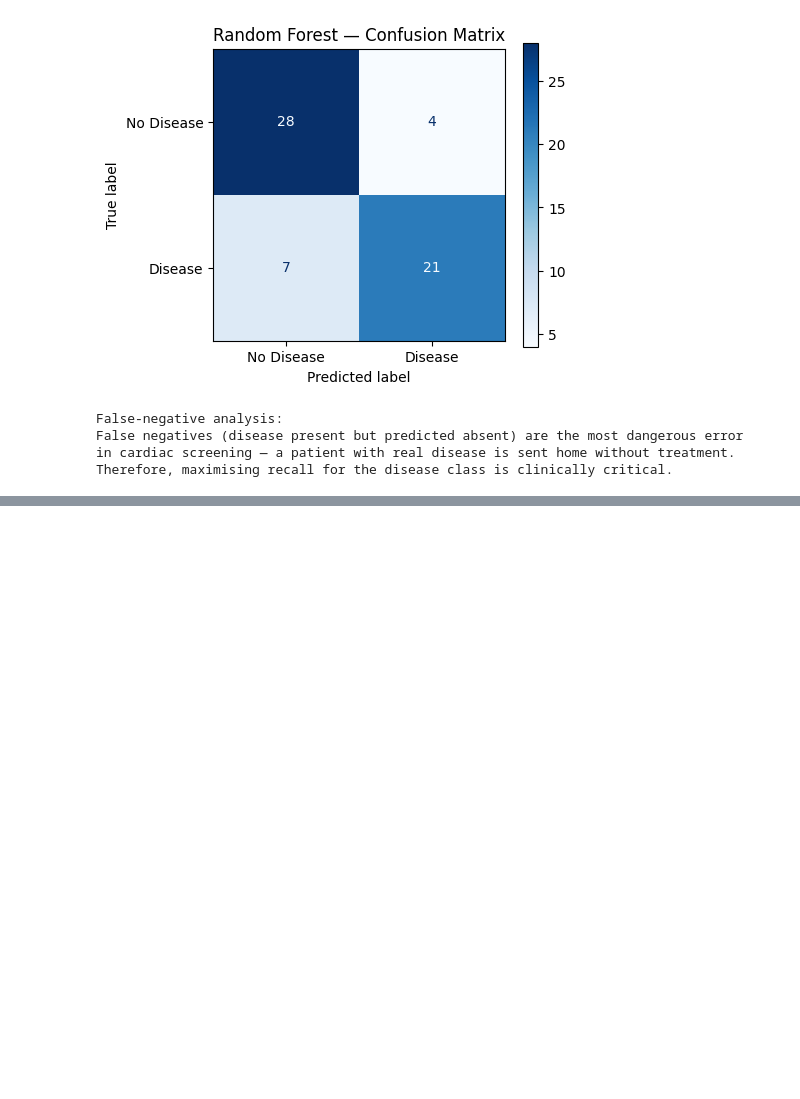
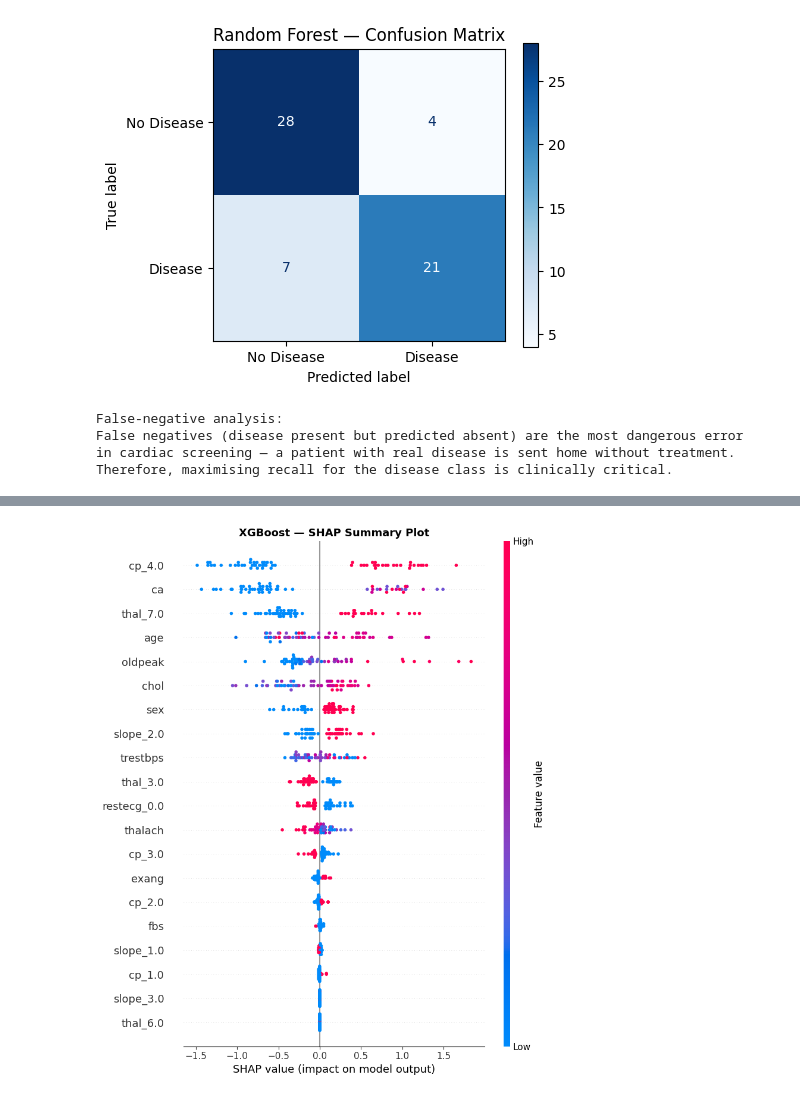
Before and after one commit to Saif-Murtaza/DataMining-Assignment-04, a Jupyter notebook: 23i-2588_4_datamining.ipynb, the cells around one changed output, grey strips where cells are left out. Cells and saved outputs as stored; diff of their text form; code cells hidden in the pictures; blank space fills up the shorter version.

```diff
--- a/23i-2588_4_datamining.ipynb
+++ b/23i-2588_4_datamining.ipynb
@@ -693,0 +764,31 @@ Therefore, maximising recall for the disease class is clinically critical.
+# %%
+# ── SHAP values
+import shap
+
+# Build a fresh XGBoost model without early_stopping_rounds for SHAP (avoids iteration count issues)
+xgb_shap = xgb.XGBClassifier(
+    n_estimators=xgb_final.best_iteration + 1 if xgb_final.best_iteration else 100,
+    learning_rate=xgb_gs.best_params_['learning_rate'],
+    max_depth=xgb_gs.best_params_['max_depth'],
+    eval_metric='logloss',
+    random_state=SEED,
+    verbosity=0
+)
+xgb_shap.fit(X_train_sm, y_train_sm)
+
+explainer   = shap.TreeExplainer(xgb_shap)
+shap_values = explainer.shap_values(X_test_enc)
+
+
+if isinstance(shap_values, list):
+    sv_plot = shap_values[1]
+else:
+    sv_plot = shap_values
+
+plt.figure(figsize=(10, 6))
+shap.summary_plot(sv_plot, X_test_enc, feature_names=FEATURE_COLS, show=False)
+plt.title('XGBoost — SHAP Summary Plot', fontsize=13, fontweight='bold')
+plt.tight_layout()
+plt.show()
+# %% [output]
+[figure, added]
```
Also changed, not shown: parts of 6 cells of this notebook.
